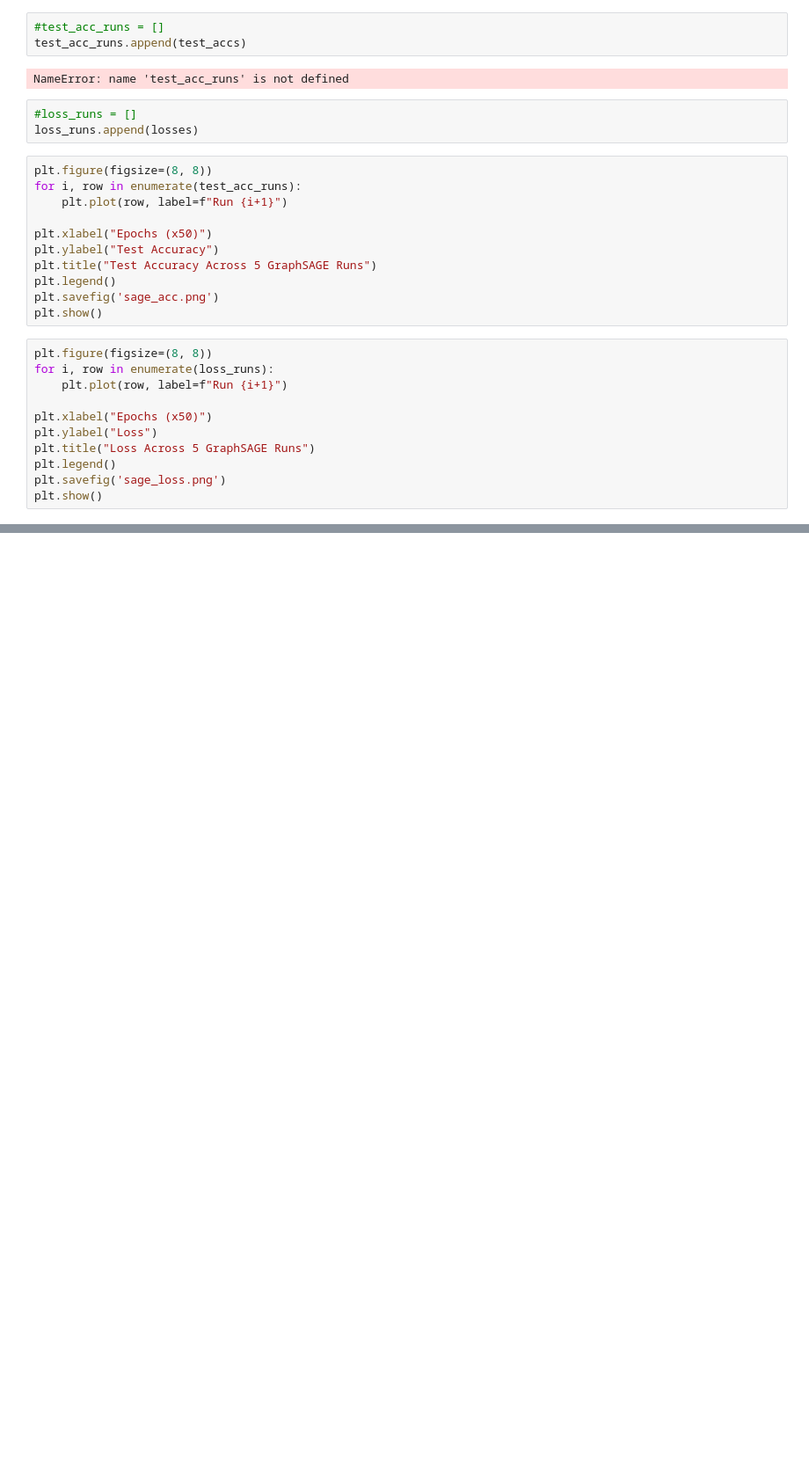
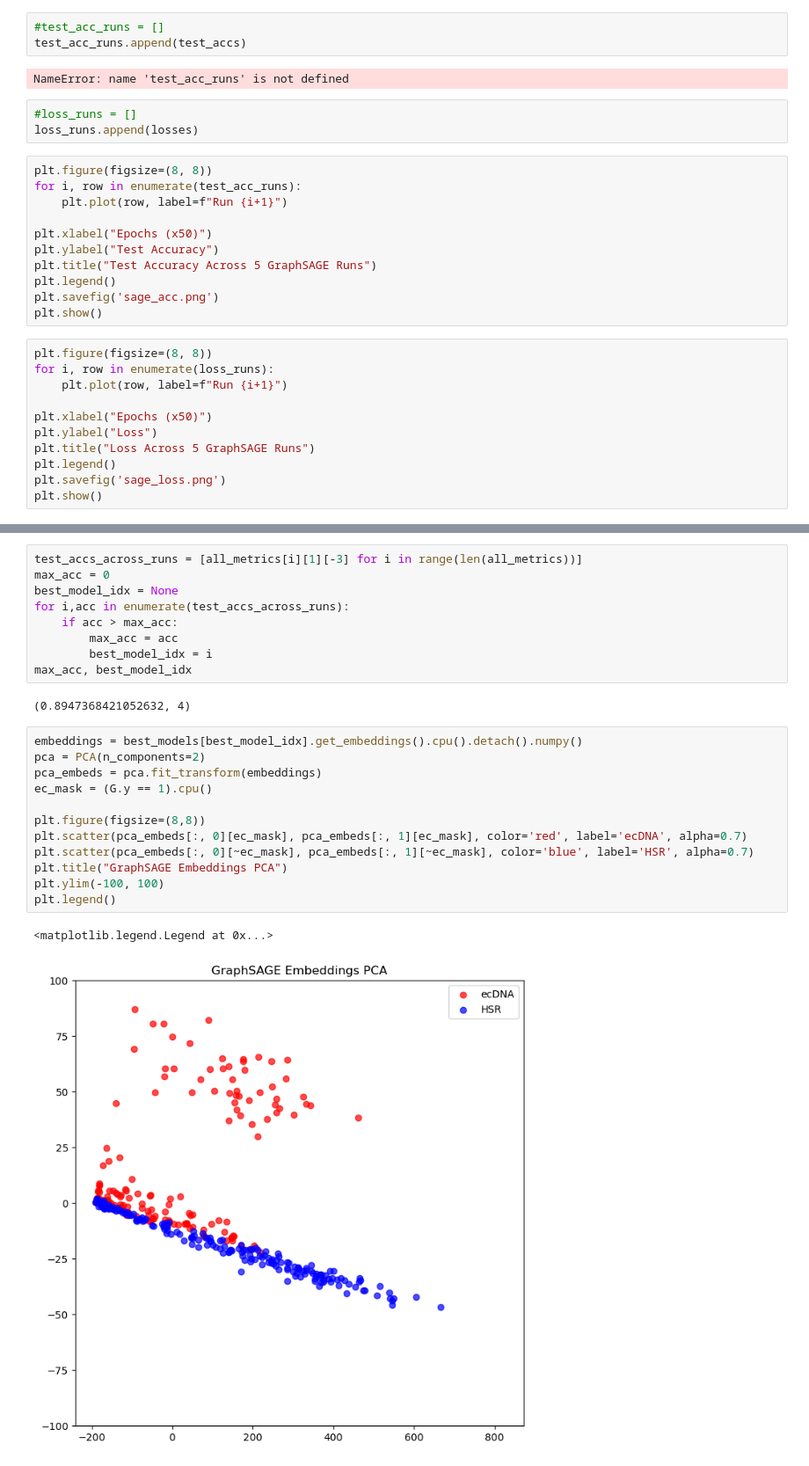
Before and after one commit to vikwaran03/DSC180B_Q2, a Jupyter notebook: Q2_Prep/graphsage_adjusted_hic.ipynb, the cells around one changed output, grey strips where cells are left out. Shown at 88% size. Cells and saved outputs as stored; diff of their text form; blank space fills up the shorter version.

```diff
--- a/Q2_Prep/graphsage_adjusted_hic.ipynb
+++ b/Q2_Prep/graphsage_adjusted_hic.ipynb
@@ -347,0 +467,26 @@ plt.show()
+# %%
+test_accs_across_runs = [all_metrics[i][1][-3] for i in range(len(all_metrics))]
+max_acc = 0
+best_model_idx = None
+for i,acc in enumerate(test_accs_across_runs):
+    if acc > max_acc:
+        max_acc = acc
+        best_model_idx = i
+max_acc, best_model_idx
+# %% [output]
+(0.8947368421052632, 4)
+# %%
+embeddings = best_models[best_model_idx].get_embeddings().cpu().detach().numpy()
+pca = PCA(n_components=2)
+pca_embeds = pca.fit_transform(embeddings)
+ec_mask = (G.y == 1).cpu()
+
+plt.figure(figsize=(8,8))
+plt.scatter(pca_embeds[:, 0][ec_mask], pca_embeds[:, 1][ec_mask], color='red', label='ecDNA', alpha=0.7)
+plt.scatter(pca_embeds[:, 0][~ec_mask], pca_embeds[:, 1][~ec_mask], color='blue', label='HSR', alpha=0.7)
+plt.title("GraphSAGE Embeddings PCA")
+plt.ylim(-100, 100)
+plt.legend()
+# %% [output]
+<matplotlib.legend.Legend at 0x...>
+[figure, added]
```
Also changed, not shown: parts of 9 cells of this notebook, 1 other file.
